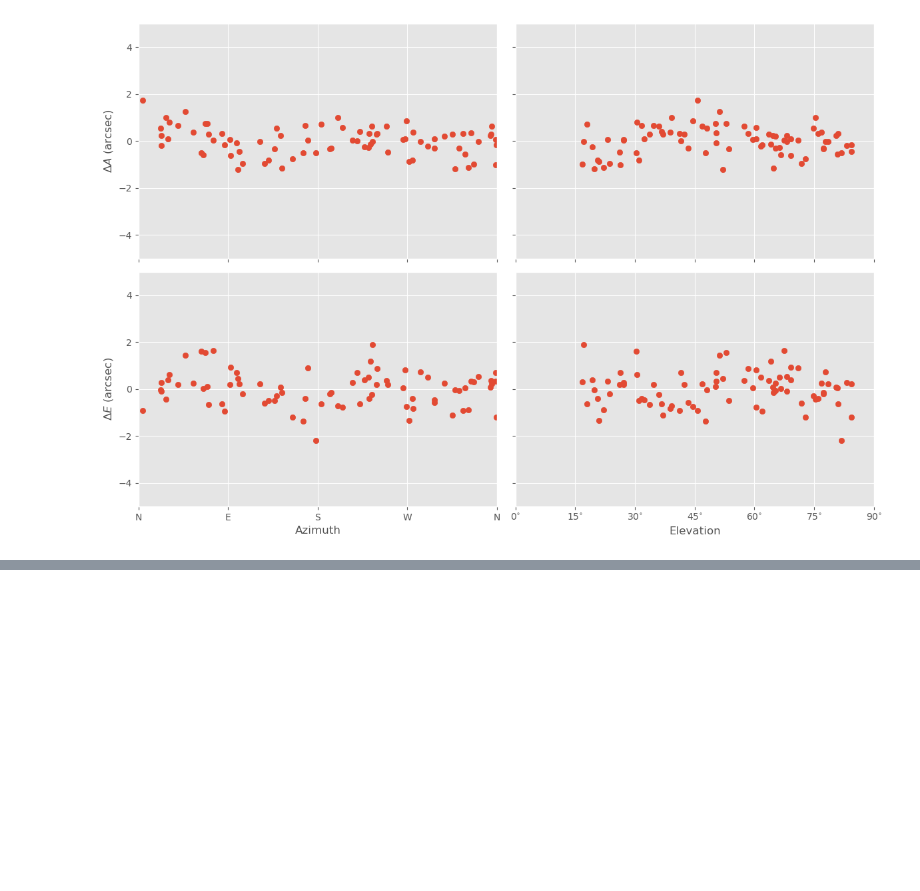
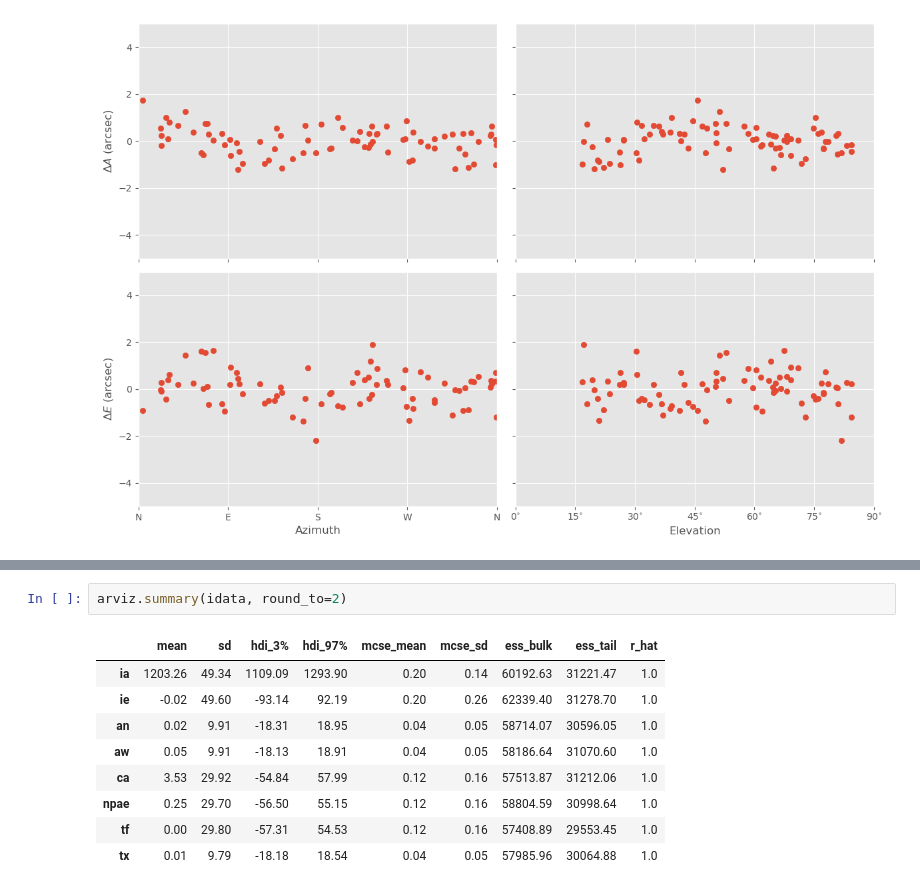
Before and after one commit to MMTObservatory/pointing_analysis, a Jupyter notebook: pointing_data/20210821/tpoint.ipynb, the cells around one changed output, grey strips where cells are left out. Drawn from its saved outputs; the diff is of its cells as text; blank space fills up the shorter version.

```diff
--- a/pointing_data/20210821/tpoint.ipynb
+++ b/pointing_data/20210821/tpoint.ipynb
@@ -216,0 +294,12 @@ f = pointing_azel_resid(coo_obs, t_coo)
+# %%
+arviz.summary(idata, round_to=2)
+# %% [output]
+|  | mean | sd | hdi_3% | hdi_97% | mcse_mean | mcse_sd | ess_bulk | ess_tail | r_hat |
+| ia | 1203.26 | 49.34 | 1109.09 | 1293.90 | 0.20 | 0.14 | 60192.63 | 31221.47 | 1.0 |
+| ie | -0.02 | 49.60 | -93.14 | 92.19 | 0.20 | 0.26 | 62339.40 | 31278.70 | 1.0 |
+| an | 0.02 | 9.91 | -18.31 | 18.95 | 0.04 | 0.05 | 58714.07 | 30596.05 | 1.0 |
+| aw | 0.05 | 9.91 | -18.13 | 18.91 | 0.04 | 0.05 | 58186.64 | 31070.60 | 1.0 |
+| ca | 3.53 | 29.92 | -54.84 | 57.99 | 0.12 | 0.16 | 57513.87 | 31212.06 | 1.0 |
+| npae | 0.25 | 29.70 | -56.50 | 55.15 | 0.12 | 0.16 | 58804.59 | 30998.64 | 1.0 |
+| tf | 0.00 | 29.80 | -57.31 | 54.53 | 0.12 | 0.16 | 57408.89 | 29553.45 | 1.0 |
+| tx | 0.01 | 9.79 | -18.18 | 18.54 | 0.04 | 0.05 | 57985.96 | 30064.88 | 1.0 |
```
Also changed, not shown: parts of 7 cells of this notebook.
